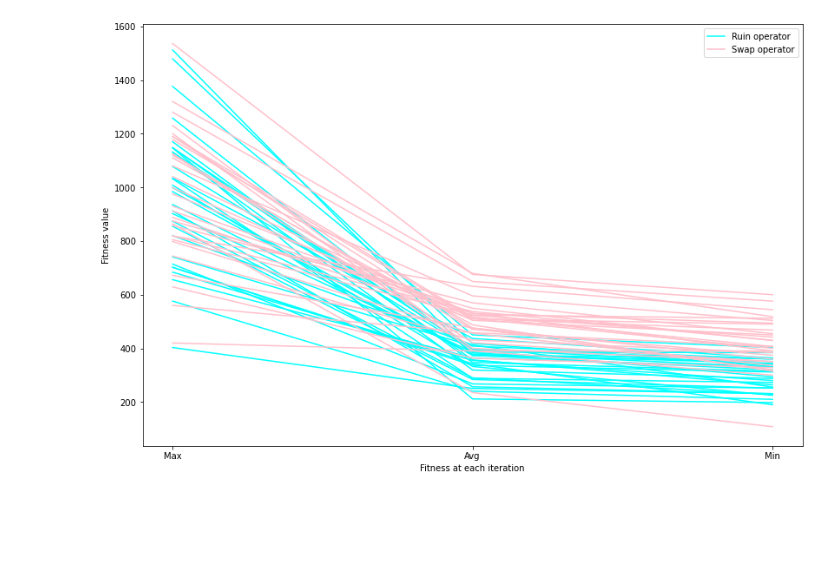
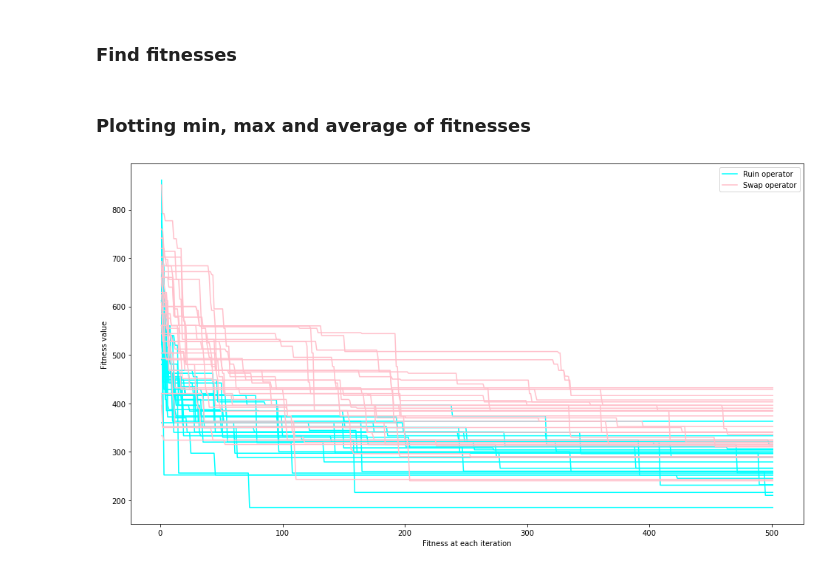
Before and after one commit to Aydivv/AI-Coursework, a Jupyter notebook: 2002 Part 2.ipynb, the cells around one changed output. Saved outputs shown, nothing was run; the diff lists cells and outputs as text; code cells hidden in the pictures; blank space fills up the shorter version.

```diff
--- a/2002 Part 2.ipynb
+++ b/2002 Part 2.ipynb
@@ -11,9 +15,6 @@ class Module():
         self.labs = module[2]
         self.constraints = module[3].split(',')
 
-    def isin(self,mod):
-        p
-
 f = open('Modules.txt','r')
 modules = []
 line = f.readline()
@@ -109,8 +143,6 @@ def session_replace(timetable):
 # %%
-def hillclimber(Niter, problem, D, generate, mutation, comparison):
-    #comparison is to compare fitness
-    #problem is fitness
-    parent = generate(D)
+def hillclimber(Niter, problem, data, generate, mutation, comparison):
+    parent = generate(data)
     parent_fitness = problem(parent)
     fitness_list = [parent_fitness]
 
@@ -130,13 +162,5 @@ def hillclimber(Niter, problem, D, generate, mutation, comparison):
             fitness_list.append(parent_fitness)
 
     return parent, fitness_list
-
-
-ruin_and_recreate_fitnesses = []
-session_replace_fitnesses = []
-for i in range(30):
-    optimised_timetable, fitnesslist = hillclimber(500,fitness,modules,generate_random_timetable,ruin_and_recreate,compare_fitness)
-    ruin_and_recreate_fitnesses.append(fitnesslist)
-
-    optimised_timetable, fitnesslist = hillclimber(500,fitness,modules,generate_random_timetable,session_replace,compare_fitness)
-    session_replace_fitnesses.append(fitnesslist)
+# %% [markdown]
+### Find fitnesses
@@ -143,29 +176,25 @@ for i in range(30):
 # %%
-final_ruin_fitnesses = []
-final_swap_fitnesses = []
-
-for i in ruin_and_recreate_fitnesses:
-    final_ruin_fitnesses.append([max(i),(sum(i)/len(i)),min(i)])
-
-for i in session_replace_fitnesses:
-    final_swap_fitnesses.append([max(i),(sum(i)/len(i)),min(i)])
+final_ruin_fitnesses = [[max(i),(sum(i)/len(i)),min(i)] for i in ruin_and_recreate_fitnesses]
+final_swap_fitnesses = [[max(i),(sum(i)/len(i)),min(i)] for i in session_replace_fitnesses]
+# %% [markdown]
+### Plotting min, max and average of fitnesses
 # %%
-X = ['Max','Avg','Min']
+X = [i for i in range(1,502)]
 
-plt.plot(X,final_ruin_fitnesses[0],color='cyan',label="Ruin operator")
-for i in final_ruin_fitnesses[1:]:
+plt.plot(X,ruin_and_recreate_fitnesses[0],color='cyan',label="Ruin operator")
+for i in ruin_and_recreate_fitnesses[1:]:
     plt.plot(X,i,color='cyan')
 
-plt.plot(X,final_swap_fitnesses[0],color='pink',label="Swap operator")
-for i in final_swap_fitnesses[1:]:
+plt.plot(X,session_replace_fitnesses[0],color='pink',label="Swap operator")
+for i in session_replace_fitnesses[1:]:
     plt.plot(X,i,color='pink')
 
 
-plt.rcParams["figure.figsize"] = [11.50, 7.50]
+plt.rcParams["figure.figsize"] = [13.50, 7.50]
 plt.rcParams["figure.autolayout"] = True
 plt.legend(loc="upper right")
 plt.xlabel('Fitness at each iteration')
 plt.ylabel('Fitness value')
 plt.show()
 # %% [output]
-[figure, old version]
+[figure, new version]
```
Also changed, not shown: parts of 15 cells of this notebook, 3 other files.
